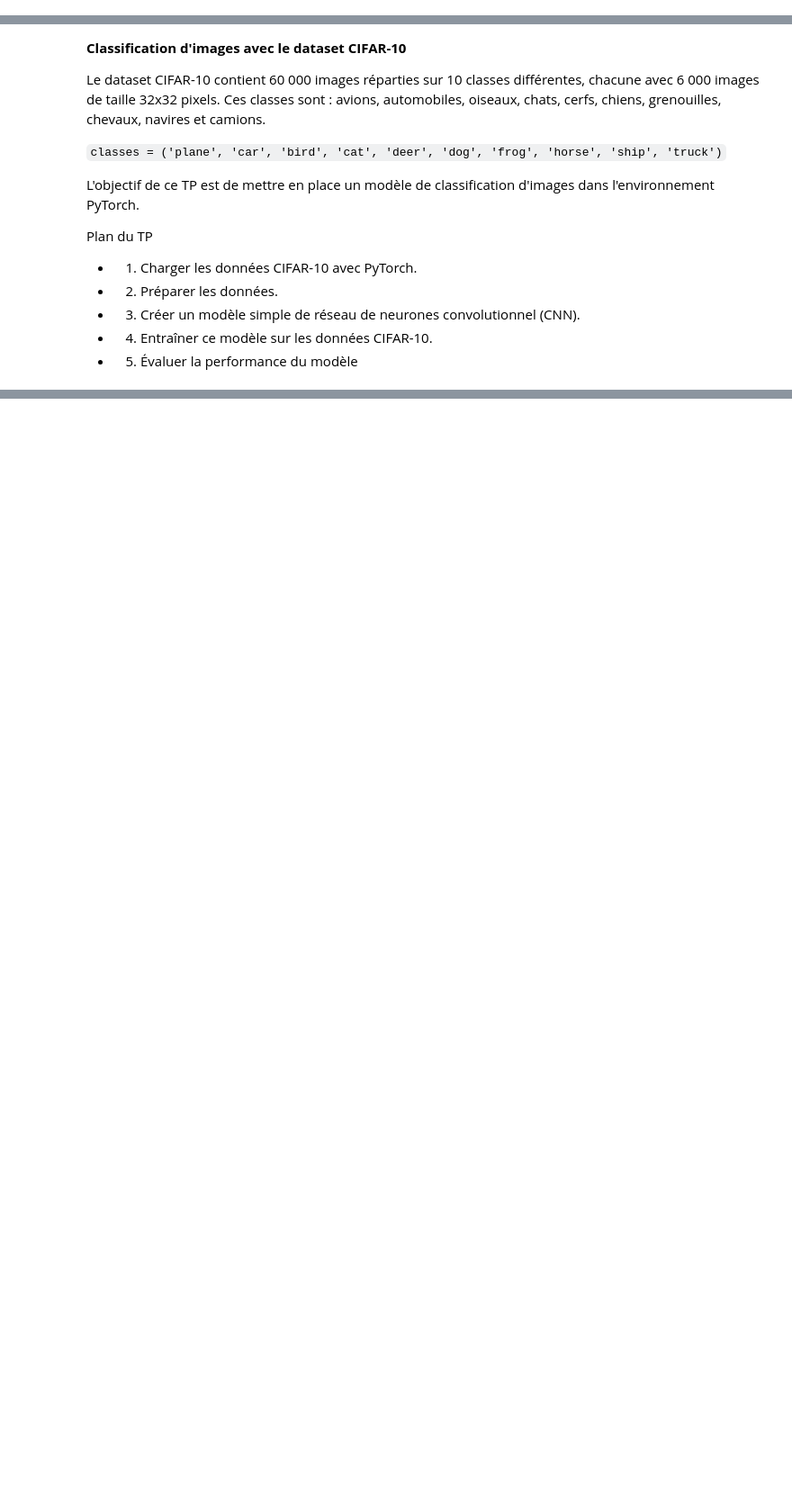
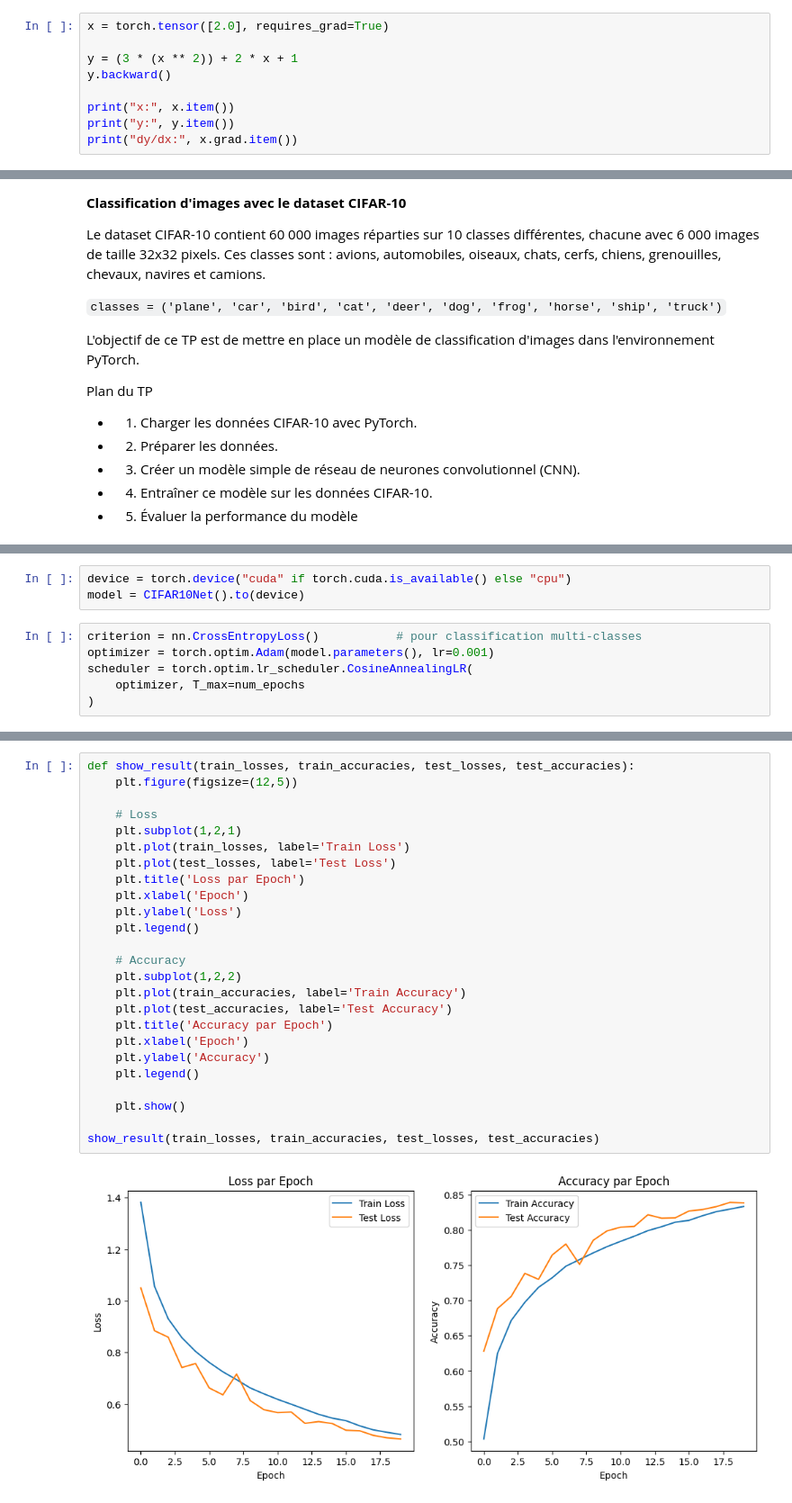
Before and after one commit to KiykoHanna/Simplon_CNN, a Jupyter notebook: Pytorch/TP_Intro_Pytorch.ipynb, the cells around one changed output, grey strips where cells are left out. Shown at 90% size. Saved outputs shown, nothing was run; the diff lists cells and outputs as text; blank space fills up the shorter version.

```diff
--- a/Pytorch/TP_Intro_Pytorch.ipynb
+++ b/Pytorch/TP_Intro_Pytorch.ipynb
@@ -38,3 +90,12 @@ y = 3x^2 + 2x + 1
 2. Implémenter l’équation de `y`.
 3. Utiliser la méthode `.backward()` pour calculer les gradients.
 4. Extraire et afficher la valeur de \(\frac{dy}{dx}\) stockée dans `x.grad`.
+# %%
+x = torch.tensor([2.0], requires_grad=True)
+
+y = (3 * (x ** 2)) + 2 * x + 1
+y.backward()
+
+print("x:", x.item())
+print("y:", y.item())
+print("dy/dx:", x.grad.item())
@@ -69,0 +275,9 @@ Plan du TP
+# %%
+device = torch.device("cuda" if torch.cuda.is_available() else "cpu")
+model = CIFAR10Net().to(device)
+# %%
+criterion = nn.CrossEntropyLoss()           # pour classification multi-classes
+optimizer = torch.optim.Adam(model.parameters(), lr=0.001)
+scheduler = torch.optim.lr_scheduler.CosineAnnealingLR(
+    optimizer, T_max=num_epochs
+)
@@ -69,0 +362,27 @@ Plan du TP
+# %%
+def show_result(train_losses, train_accuracies, test_losses, test_accuracies):
+    plt.figure(figsize=(12,5))
+
+    # Loss
+    plt.subplot(1,2,1)
+    plt.plot(train_losses, label='Train Loss')
+    plt.plot(test_losses, label='Test Loss')
+    plt.title('Loss par Epoch')
+    plt.xlabel('Epoch')
+    plt.ylabel('Loss')
+    plt.legend()
+
+    # Accuracy
+    plt.subplot(1,2,2)
+    plt.plot(train_accuracies, label='Train Accuracy')
+    plt.plot(test_accuracies, label='Test Accuracy')
+    plt.title('Accuracy par Epoch')
+    plt.xlabel('Epoch')
+    plt.ylabel('Accuracy')
+    plt.legend()
+
+    plt.show()
+
+show_result(train_losses, train_accuracies, test_losses, test_accuracies)
+# %% [output]
+[figure, added]
```
Also changed, not shown: parts of 28 cells of this notebook, 8 other files.
